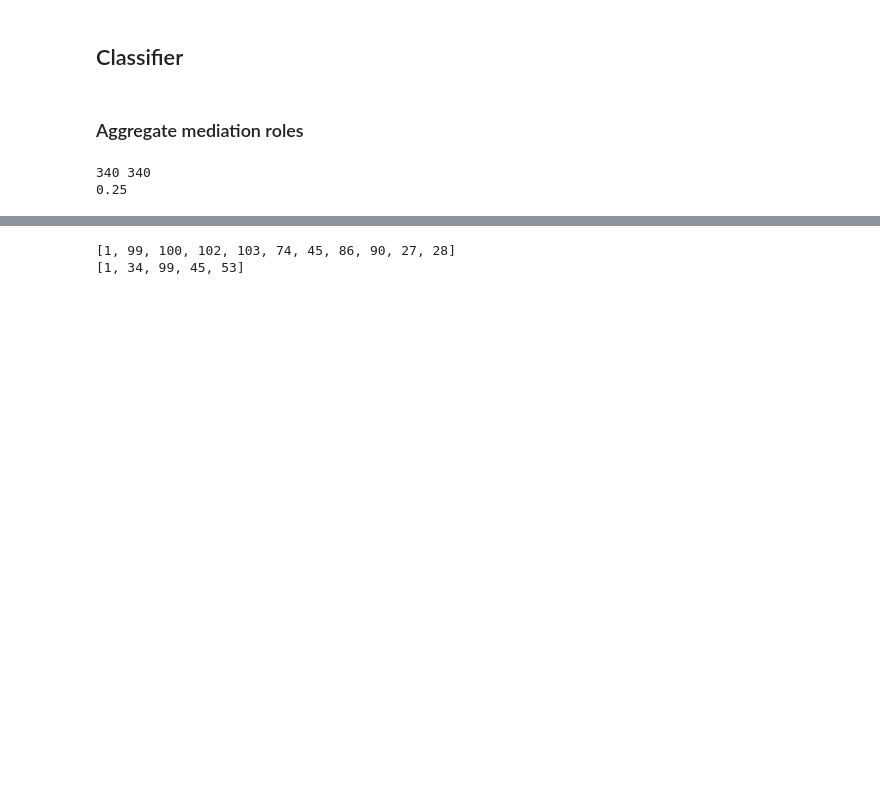
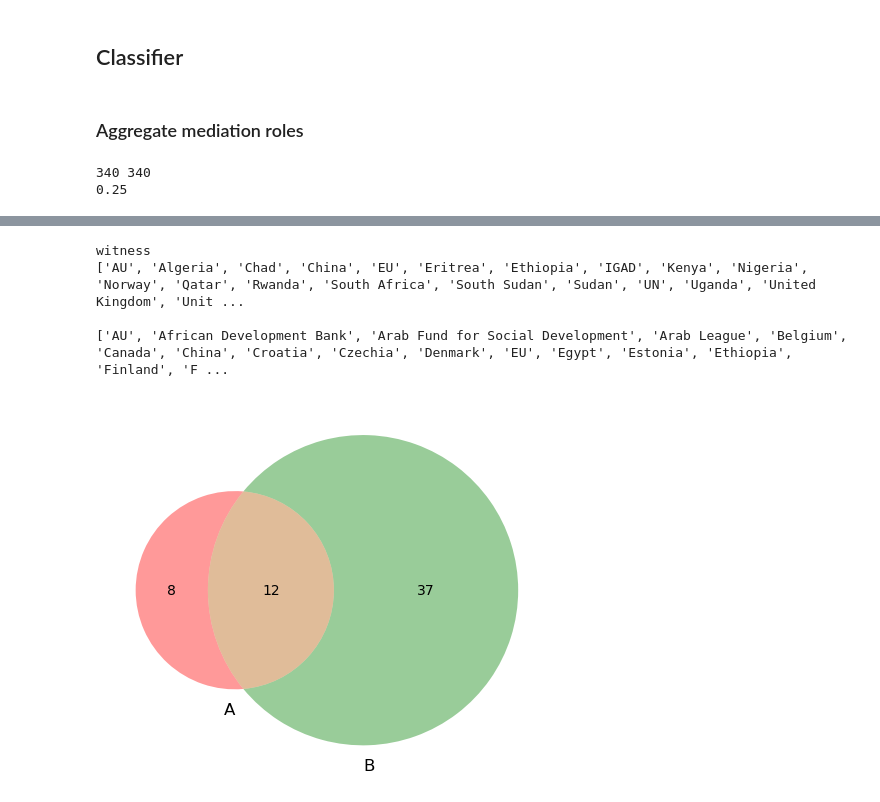
Before and after one commit to roybgardner/mediation, a Jupyter notebook: mediation_comparisons.ipynb, the cells around one changed output, grey strips where cells are left out. Cells and saved outputs as stored; diff of their text form; code cells hidden in the pictures; blank space fills up the shorter version.

```diff
--- a/mediation_comparisons.ipynb
+++ b/mediation_comparisons.ipynb
@@ -366,13 +373,27 @@ print(score)
 # %%
-peace_indices = []
+print(prop)
+
+peace_actor_indices = []
 for row in peace_test:
-    peace_indices.extend([i for i,v in enumerate(row) if v==1])
-print(list(set(peace_indices)))
+    peace_actor_indices.extend([i for i,v in enumerate(row) if v==1])
+peace_actor_indices = list(set(peace_actor_indices))
+peace_actor_ids = sorted([data_dict['actor_vertices'][index] for index in peace_actor_indices])
+print(peace_actor_ids,len(peace_actor_ids))
 
-non_peace_indices = []
+print()
+
+non_peace_actor_indices = []
 for row in non_peace_test:
-    non_peace_indices.extend([i for i,v in enumerate(row) if v==1])
-print(list(set(non_peace_indices)))
+    non_peace_actor_indices.extend([i for i,v in enumerate(row) if v==1])
+non_peace_actor_indices = list(set(non_peace_actor_indices))
+non_peace_actor_ids = sorted([data_dict['actor_vertices'][index] for index in non_peace_actor_indices])
+print(non_peace_actor_ids,len(non_peace_actor_ids))
+
+venn2([set(peace_actor_ids),set(non_peace_actor_ids)])
+plt.show()
 # %% [output]
-[1, 99, 100, 102, 103, 74, 45, 86, 90, 27, 28]
-[1, 34, 99, 45, 53]
+witness
+['AU', 'Algeria', 'Chad', 'China', 'EU', 'Eritrea', 'Ethiopia', 'IGAD', 'Kenya', 'Nigeria', 'Norway', 'Qatar', 'Rwanda', 'South Africa', 'South Sudan', 'Sudan', 'UN', 'Uganda', 'United Kingdom', 'Unit ...
+
+['AU', 'African Development Bank', 'Arab Fund for Social Development', 'Arab League', 'Belgium', 'Canada', 'China', 'Croatia', 'Czechia', 'Denmark', 'EU', 'Egypt', 'Estonia', 'Ethiopia', 'Finland', 'F ...
+[figure, added]
```
Also changed, not shown: parts of 3 cells of this notebook.
